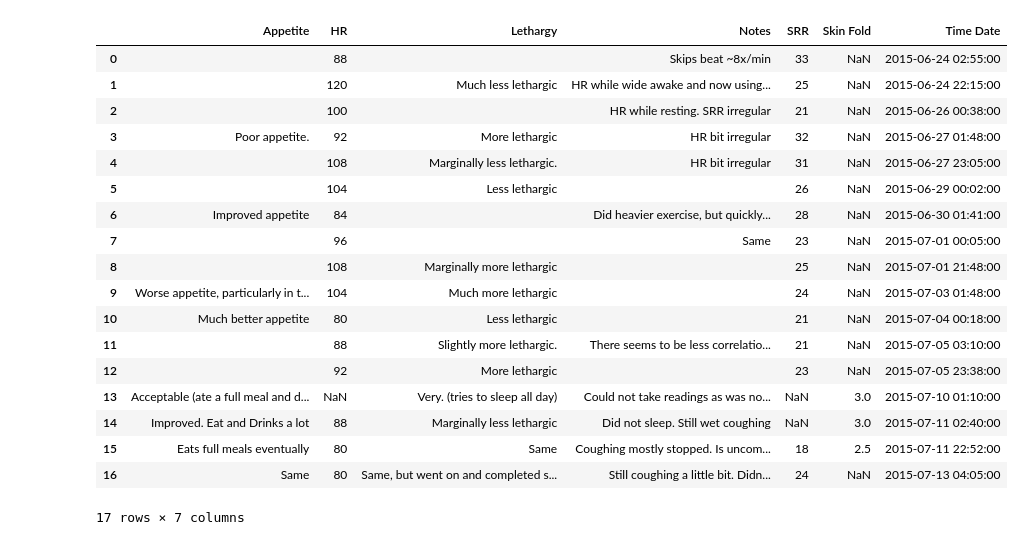
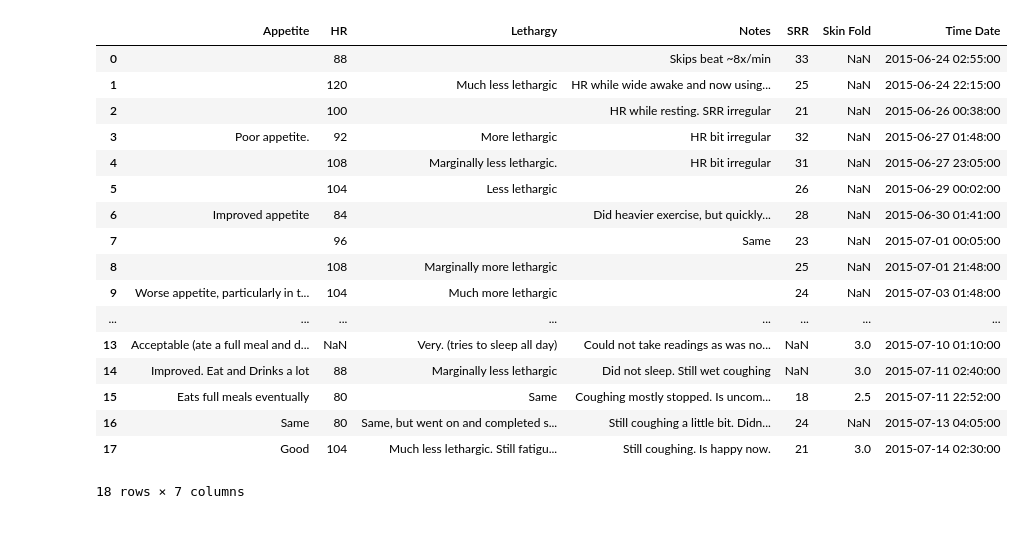
Before and after one commit to adampiskorski/gangster-health, a Jupyter notebook: records.ipynb, the cells around one changed output. Drawn from its saved outputs; the diff is of its cells as text; code cells hidden in the pictures.

```diff
--- a/records.ipynb
+++ b/records.ipynb
@@ -21,7 +21,8 @@ data = {
                   dt.datetime(2015,7,10,1,10),
                   dt.datetime(2015,7,11,2,40),
                   dt.datetime(2015,7,11,22,52),
-                  dt.datetime(2015,7,13,4,5)],
+                  dt.datetime(2015,7,13,4,5),
+                  dt.datetime(2015,7,14,2,30)],
     'SRR': [33,
             25,
             21,
@@ -38,7 +39,8 @@ data = {
             None,
             None,
             18,
-            24],
+            24,
+            21],
     'HR':  [88,
             120,
             100,
@@ -55,7 +57,8 @@ data = {
             None,
             88,
             80,
-            80],
+            80,
+            104],
     'Skin Fold': [None,
                   None,
                   None,
@@ -72,7 +75,8 @@ data = {
                   3,
                   3,
                   2.5,
-                  None],
+                  None,
+                  3],
     'Notes': ['Skips beat ~8x/min',
               'HR while wide awake and now using stethoscope',
               'HR while resting. SRR irregular',
@@ -89,7 +93,8 @@ data = {
               'Could not take readings as was not sleeping',
               'Did not sleep. Still wet coughing',
               'Coughing mostly stopped. Is uncomfortable after meal\drink',
-              "Still coughing a little bit. Didn't take skin fold as didn't want to wake up."],
+              "Still coughing a little bit. Didn't take skin fold as didn't want to wake up.",
+              'Still coughing. Is happy now.'],
     'Appetite': ['',
                  '',
                  '',
@@ -106,48 +111,49 @@ data = {
                  'Acceptable (ate a full meal and drank a lot)',
                  'Improved. Eat and Drinks a lot',
                  'Eats full meals eventually',
-                 'Same'],
+                 'Same',
+                 'Good'],
     'Lethargy': ['',
                  'Much less lethargic',
                  '',
                  'More lethargic',
                  'Marginally less lethargic.',
                  'Less lethargic',
                  '',
                  '',
                  'Marginally more lethargic',
                  'Much more lethargic',
                  'Less lethargic',
                  'Slightly more lethargic.',
                  'More lethargic',
                  'Very. (tries to sleep all day)',
                  'Marginally less lethargic',
                  'Same',
-                 'Same, but went on and completed small walk.'],
+                 'Same, but went on and completed small walk.',
+                 'Much less lethargic. Still fatigued on excercise'],
 }
 
 df = pd.DataFrame(data)
 df
 # %% [output]
 |  | Appetite | HR | Lethargy | Notes | SRR | Skin Fold | Time Date |
 | 0 |  | 88 |  | Skips beat ~8x/min | 33 | NaN | 2015-06-24 02:55:00 |
 | 1 |  | 120 | Much less lethargic | HR while wide awake and now using... | 25 | NaN | 2015-06-24 22:15:00 |
 | 2 |  | 100 |  | HR while resting. SRR irregular | 21 | NaN | 2015-06-26 00:38:00 |
 | 3 | Poor appetite. | 92 | More lethargic | HR bit irregular | 32 | NaN | 2015-06-27 01:48:00 |
 | 4 |  | 108 | Marginally less lethargic. | HR bit irregular | 31 | NaN | 2015-06-27 23:05:00 |
 | 5 |  | 104 | Less lethargic |  | 26 | NaN | 2015-06-29 00:02:00 |
 | 6 | Improved appetite | 84 |  | Did heavier exercise, but quickly... | 28 | NaN | 2015-06-30 01:41:00 |
 | 7 |  | 96 |  | Same | 23 | NaN | 2015-07-01 00:05:00 |
 | 8 |  | 108 | Marginally more lethargic |  | 25 | NaN | 2015-07-01 21:48:00 |
 | 9 | Worse appetite, particularly in t... | 104 | Much more lethargic |  | 24 | NaN | 2015-07-03 01:48:00 |
-| 10 | Much better appetite | 80 | Less lethargic |  | 21 | NaN | 2015-07-04 00:18:00 |
-| 11 |  | 88 | Slightly more lethargic. | There seems to be less correlatio... | 21 | NaN | 2015-07-05 03:10:00 |
-| 12 |  | 92 | More lethargic |  | 23 | NaN | 2015-07-05 23:38:00 |
+| ... | ... | ... | ... | ... | ... | ... | ... |
 | 13 | Acceptable (ate a full meal and d... | NaN | Very. (tries to sleep all day) | Could not take readings as was no... | NaN | 3.0 | 2015-07-10 01:10:00 |
 | 14 | Improved. Eat and Drinks a lot | 88 | Marginally less lethargic | Did not sleep. Still wet coughing | NaN | 3.0 | 2015-07-11 02:40:00 |
 | 15 | Eats full meals eventually | 80 | Same | Coughing mostly stopped. Is uncom... | 18 | 2.5 | 2015-07-11 22:52:00 |
 | 16 | Same | 80 | Same, but went on and completed s... | Still coughing a little bit. Didn... | 24 | NaN | 2015-07-13 04:05:00 |
+| 17 | Good | 104 | Much less lethargic. Still fatigu... | Still coughing. Is happy now. | 21 | 3.0 | 2015-07-14 02:30:00 |
-17 rows × 7 columns
+18 rows × 7 columns
 # %%
 print ggplot(df, aes(x='Time Date', y='SRR')) +\
     ggtitle('Sleeping Respiratory Rate against Time and Date') +\
```
Also changed, not shown: parts of 3 cells of this notebook.
